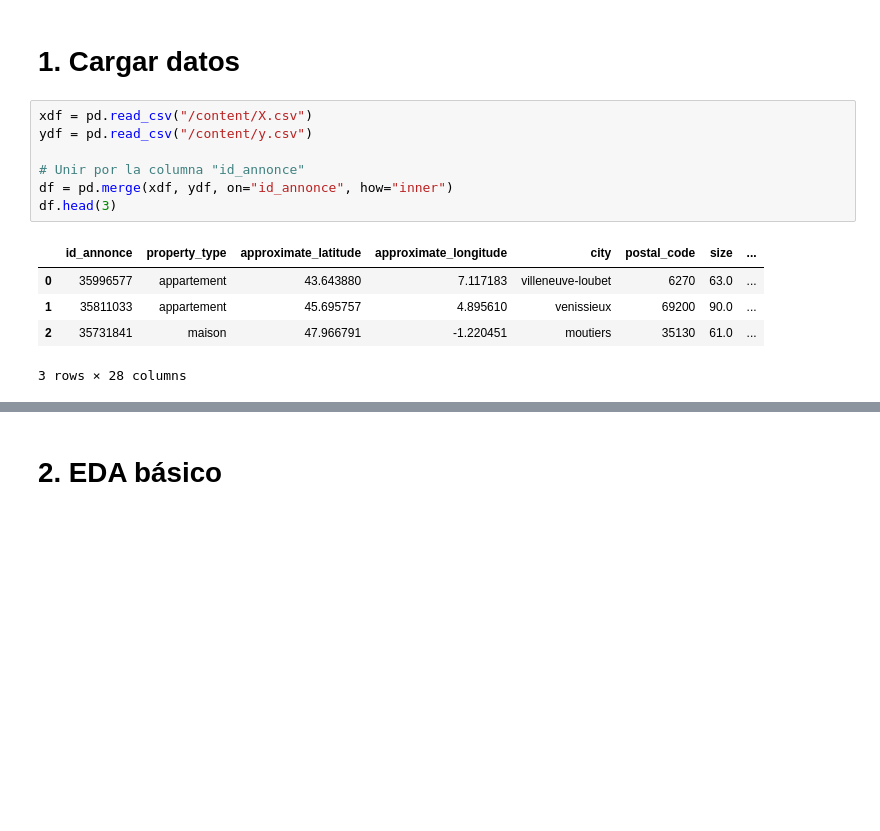
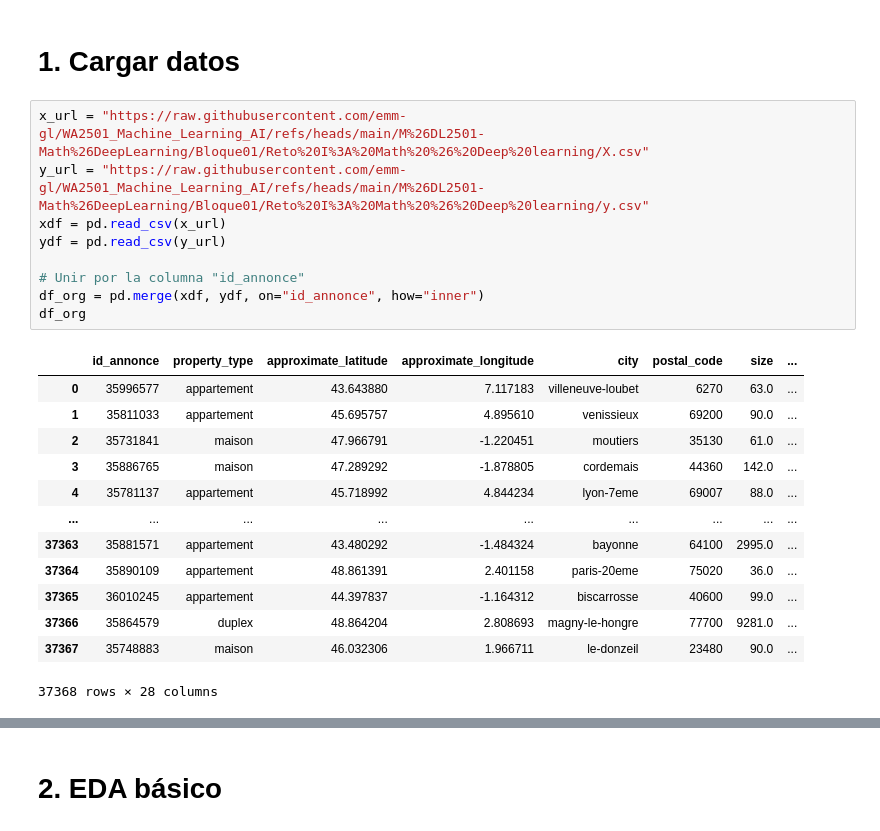
Before and after one commit to emm-gl/WA2501_Machine_Learning_AI, a Jupyter notebook: M&DL2501-Math&DeepLearning/Bloque01/Reto I: Math & Deep learning/Reto_I_Math_&_Deep_Learning.ipynb, the cells around one changed output, grey strips where cells are left out. Drawn from its saved outputs; the diff is of its cells as text; blank space fills up the shorter version.

```diff
--- a/M&DL2501-Math&DeepLearning/Bloque01/Reto I: Math & Deep learning/Reto_I_Math_&_Deep_Learning.ipynb
+++ b/M&DL2501-Math&DeepLearning/Bloque01/Reto I: Math & Deep learning/Reto_I_Math_&_Deep_Learning.ipynb
@@ -65,16 +65,26 @@ tf.__version__
 '2.19.0'
 # %% [markdown]
 # 1. Cargar datos
-# %%
-xdf = pd.read_csv("/content/X.csv")
-ydf = pd.read_csv("/content/y.csv")
-
-# Unir por la columna "id_annonce"
-df = pd.merge(xdf, ydf, on="id_annonce", how="inner")
-df.head(3)
-# %% [output]
-|  | id_annonce | property_type | approximate_latitude | approximate_longitude | city | postal_code | size | ... |
-| 0 | 35996577 | appartement | 43.643880 | 7.117183 | villeneuve-loubet | 6270 | 63.0 | ... |
-| 1 | 35811033 | appartement | 45.695757 | 4.895610 | venissieux | 69200 | 90.0 | ... |
-| 2 | 35731841 | maison | 47.966791 | -1.220451 | moutiers | 35130 | 61.0 | ... |
-3 rows × 28 columns
+# %%
+x_url = "https://raw.githubusercontent.com/emm-gl/WA2501_Machine_Learning_AI/refs/heads/main/M%26DL2501-Math%26DeepLearning/Bloque01/Reto%20I%3A%20Math%20%26%20Deep%20learning/X.csv"
+y_url = "https://raw.githubusercontent.com/emm-gl/WA2501_Machine_Learning_AI/refs/heads/main/M%26DL2501-Math%26DeepLearning/Bloque01/Reto%20I%3A%20Math%20%26%20Deep%20learning/y.csv"
+xdf = pd.read_csv(x_url)
+ydf = pd.read_csv(y_url)
+
+# Unir por la columna "id_annonce"
+df_org = pd.merge(xdf, ydf, on="id_annonce", how="inner")
+df_org
+# %% [output]
+|  | id_annonce | property_type | approximate_latitude | approximate_longitude | city | postal_code | size | ... |
+| 0 | 35996577 | appartement | 43.643880 | 7.117183 | villeneuve-loubet | 6270 | 63.0 | ... |
+| 1 | 35811033 | appartement | 45.695757 | 4.895610 | venissieux | 69200 | 90.0 | ... |
+| 2 | 35731841 | maison | 47.966791 | -1.220451 | moutiers | 35130 | 61.0 | ... |
+| 3 | 35886765 | maison | 47.289292 | -1.878805 | cordemais | 44360 | 142.0 | ... |
+| 4 | 35781137 | appartement | 45.718992 | 4.844234 | lyon-7eme | 69007 | 88.0 | ... |
+| ... | ... | ... | ... | ... | ... | ... | ... | ... |
+| 37363 | 35881571 | appartement | 43.480292 | -1.484324 | bayonne | 64100 | 2995.0 | ... |
+| 37364 | 35890109 | appartement | 48.861391 | 2.401158 | paris-20eme | 75020 | 36.0 | ... |
+| 37365 | 36010245 | appartement | 44.397837 | -1.164312 | biscarrosse | 40600 | 99.0 | ... |
+| 37366 | 35864579 | duplex | 48.864204 | 2.808693 | magny-le-hongre | 77700 | 9281.0 | ... |
+| 37367 | 35748883 | maison | 46.032306 | 1.966711 | le-donzeil | 23480 | 90.0 | ... |
+37368 rows × 28 columns
```
Also changed, not shown: parts of 28 cells of this notebook.
